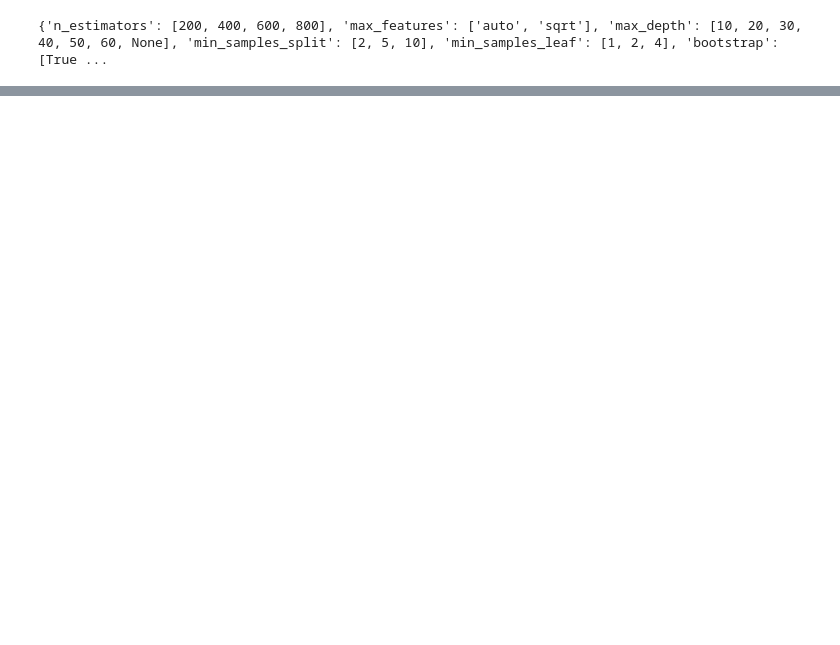
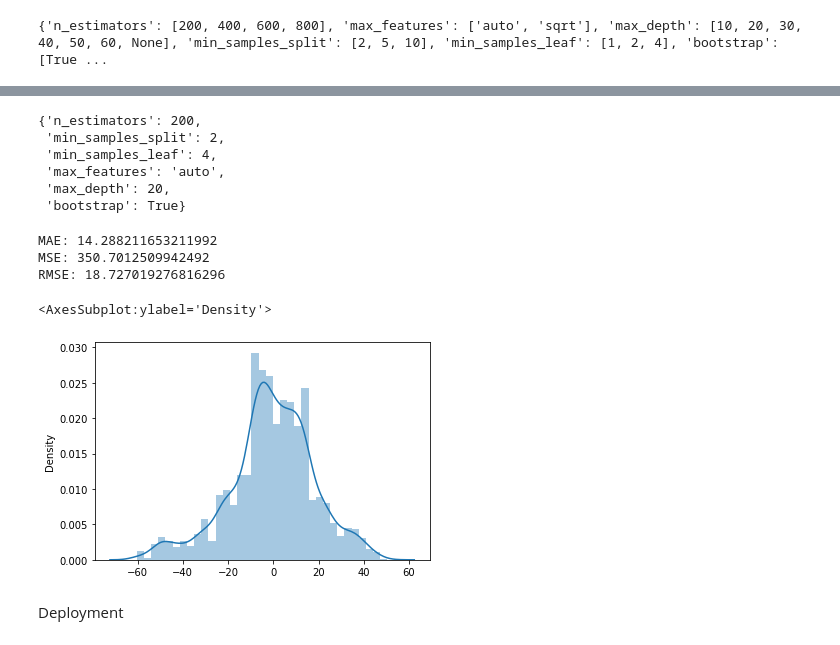
Before and after one commit to ANUPAMA0221/ML_Project, a Jupyter notebook: IPL.ipynb, the cells around one changed output, grey strips where cells are left out. Drawn from its saved outputs; the diff is of its cells as text; code cells hidden in the pictures; blank space fills up the shorter version.

```diff
--- a/IPL.ipynb
+++ b/IPL.ipynb
@@ -287,3 +336,13 @@ random_grid = {'n_estimators': n_estimators,
 print(random_grid)
 # %% [output]
 {'n_estimators': [200, 400, 600, 800], 'max_features': ['auto', 'sqrt'], 'max_depth': [10, 20, 30, 40, 50, 60, None], 'min_samples_split': [2, 5, 10], 'min_samples_leaf': [1, 2, 4], 'bootstrap': [True ...
+# %%
+# Use the random grid to search for best hyperparameters
+# First create the base model to tune
+rf = RandomForestRegressor()
+# Random search of parameters, using 3 fold cross validation,
+# search across 100 different combinations, and use all available cores
+rf_random = RandomizedSearchCV(estimator=rf, param_distributions=random_grid,
+                               n_iter=50, cv=2, verbose=2, random_state=42, n_jobs=-1)
+# Fit the random search model
+rf_random.fit(X_train, y_train)
@@ -289,0 +361,26 @@ print(random_grid)
+# %%
+rf_random.best_params_
+# %% [output]
+{'n_estimators': 200,
+ 'min_samples_split': 2,
+ 'min_samples_leaf': 4,
+ 'max_features': 'auto',
+ 'max_depth': 20,
+ 'bootstrap': True}
+# %%
+prediction = rf_random.predict(X_test)
+# %%
+print('MAE:', metrics.mean_absolute_error(y_test, prediction))
+print('MSE:', metrics.mean_squared_error(y_test, prediction))
+print('RMSE:', np.sqrt(metrics.mean_squared_error(y_test, prediction)))
+# %% [output]
+MAE: 14.288211653211992
+MSE: 350.7012509942492
+RMSE: 18.727019276816296
+# %%
+sns.distplot(y_test-prediction)
+# %% [output]
+<AxesSubplot:ylabel='Density'>
+[figure, added]
+# %% [markdown]
+Deployment
```
Also changed, not shown: parts of 13 cells of this notebook.
